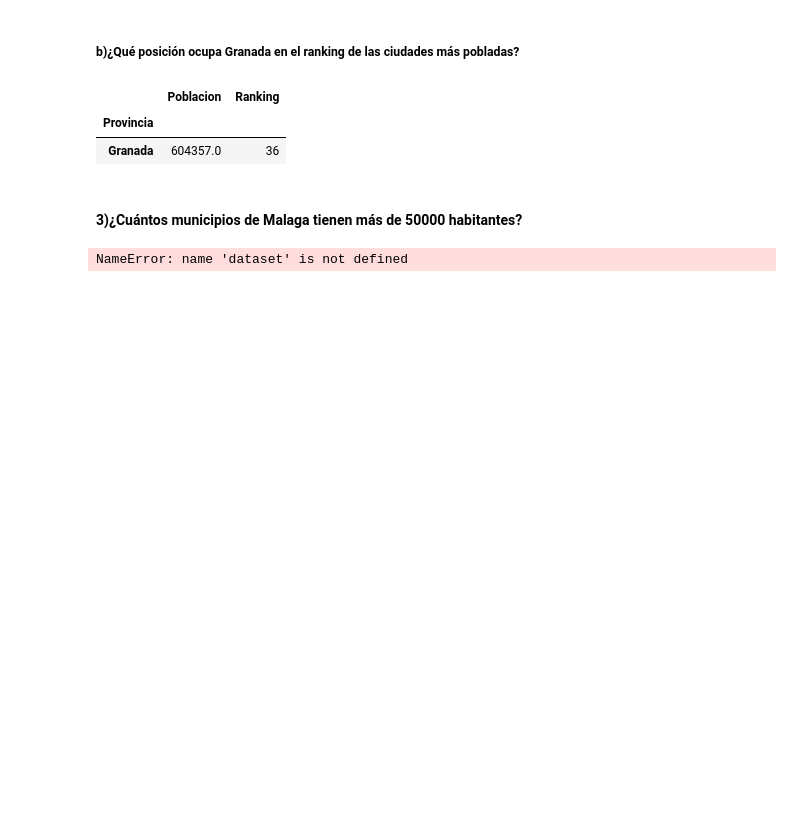
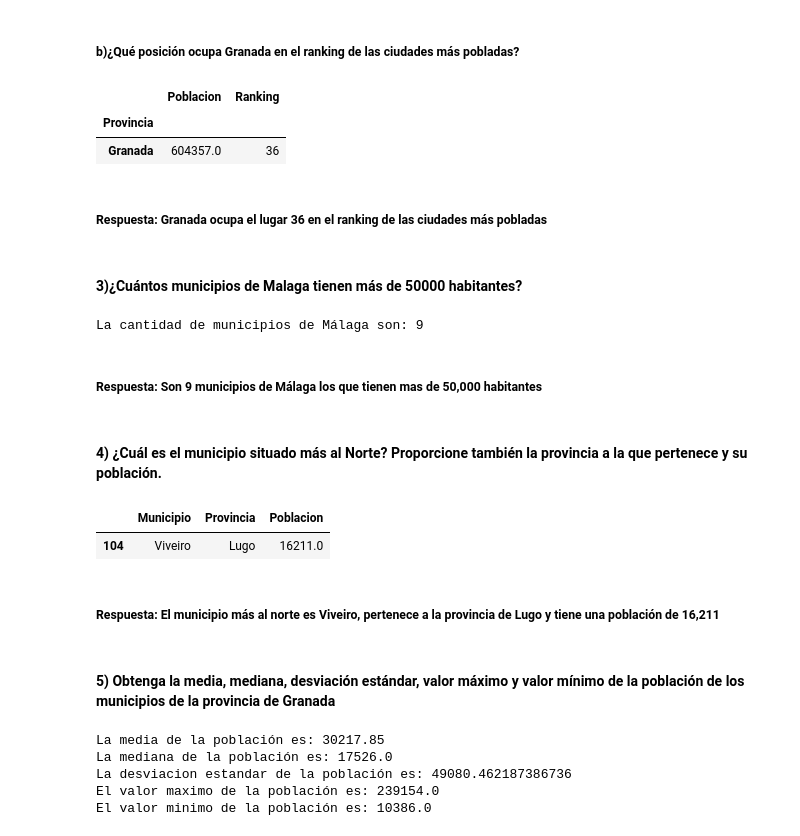
Before and after one commit to LeoContreras8/Laboratorio3, a Jupyter notebook: Laboratorio3.ipynb, the cells around one changed output. Saved outputs shown, nothing was run; the diff lists cells and outputs as text; code cells hidden in the pictures; blank space fills up the shorter version.

```diff
--- a/Laboratorio3.ipynb
+++ b/Laboratorio3.ipynb
@@ -228,6 +228,8 @@ orden_ciudad.loc[['Granada'],:]
 |  | Poblacion | Ranking |
 | Provincia |  |  |
 | Granada | 604357.0 | 36 |
+# %% [markdown]
+##### **Respuesta:** Granada ocupa el lugar 36 en el ranking de las ciudades más pobladas
 # %% [markdown]
 #### 3)¿Cuántos municipios de Malaga tienen más de 50000 habitantes?
 # %%
@@ -235,10 +237,47 @@ orden_ciudad.loc[['Granada'],:]
 pob_ciudad_muni=dataset.groupby(['Provincia','Municipio']).agg(suma_pob=('Poblacion',np.sum))
 
 ##Filtrar la ciudad que se necesita
-provincia_poblacion=pob_ciudad_muni.loc[['Malaga'],:]
-##Filtrar por mayores a 5000
+provincia_poblacion=pob_ciudad_muni.loc[['Málaga'],:]
+##Filtrar por mayores a 50000
 filtro=provincia_poblacion[provincia_poblacion['suma_pob']>50000]
 ##Contar los valores
-filtro.count()
+print("La cantidad de municipios de Málaga son:",len(filtro))
 # %% [output]
-NameError: name 'dataset' is not defined
+La cantidad de municipios de Málaga son: 9
+# %% [markdown]
+##### **Respuesta:** Son 9 municipios de Málaga los que tienen mas de 50,000 habitantes
+# %% [markdown]
+#### 4) ¿Cuál es el municipio situado más al Norte? Proporcione también la provincia a la que pertenece y su población.
+# %%
+##Se obtiene la coordenada mas al norte (la "Y" mas grande)
+norte=dataset[dataset['Y']==dataset['Y'].max()]
+
+##Se extrae el municipio, provincia y poblacion con esa coordenada mas grande
+norte[['Municipio','Provincia','Poblacion']]
+# %% [output]
+|  | Municipio | Provincia | Poblacion |
+| 104 | Viveiro | Lugo | 16211.0 |
+# %% [markdown]
+##### **Respuesta:** El municipio más al norte es Viveiro, pertenece a la provincia de Lugo y tiene una población de 16,211
+# %% [markdown]
+#### 5) Obtenga la media, mediana, desviación estándar, valor máximo y valor mínimo de la población de los municipios de la provincia de Granada
+# %%
+##Filtrar el data set solo para Provincia Granada
+granada=dataset[dataset['Provincia']=='Granada'][['Provincia','Municipio','Poblacion']]
+
+##Media
+print("La media de la población es:", np.mean(granada['Poblacion']))
+##Mediana
+print("La mediana de la población es:", np.median(granada['Poblacion']))
+##Desviacion estandar
+print("La desviacion estandar de la población es:", np.std(granada['Poblacion']))
+##Valor Maximo
+print("El valor maximo de la población es:", np.max(granada['Poblacion']))
+##Valor Minimo
+print("El valor minimo de la población es:", np.min(granada['Poblacion']))
+# %% [output]
+La media de la población es: 30217.85
+La mediana de la población es: 17526.0
+La desviacion estandar de la población es: 49080.462187386736
+El valor maximo de la población es: 239154.0
+El valor minimo de la población es: 10386.0
```
Also changed, not shown: parts of 6 cells of this notebook.
